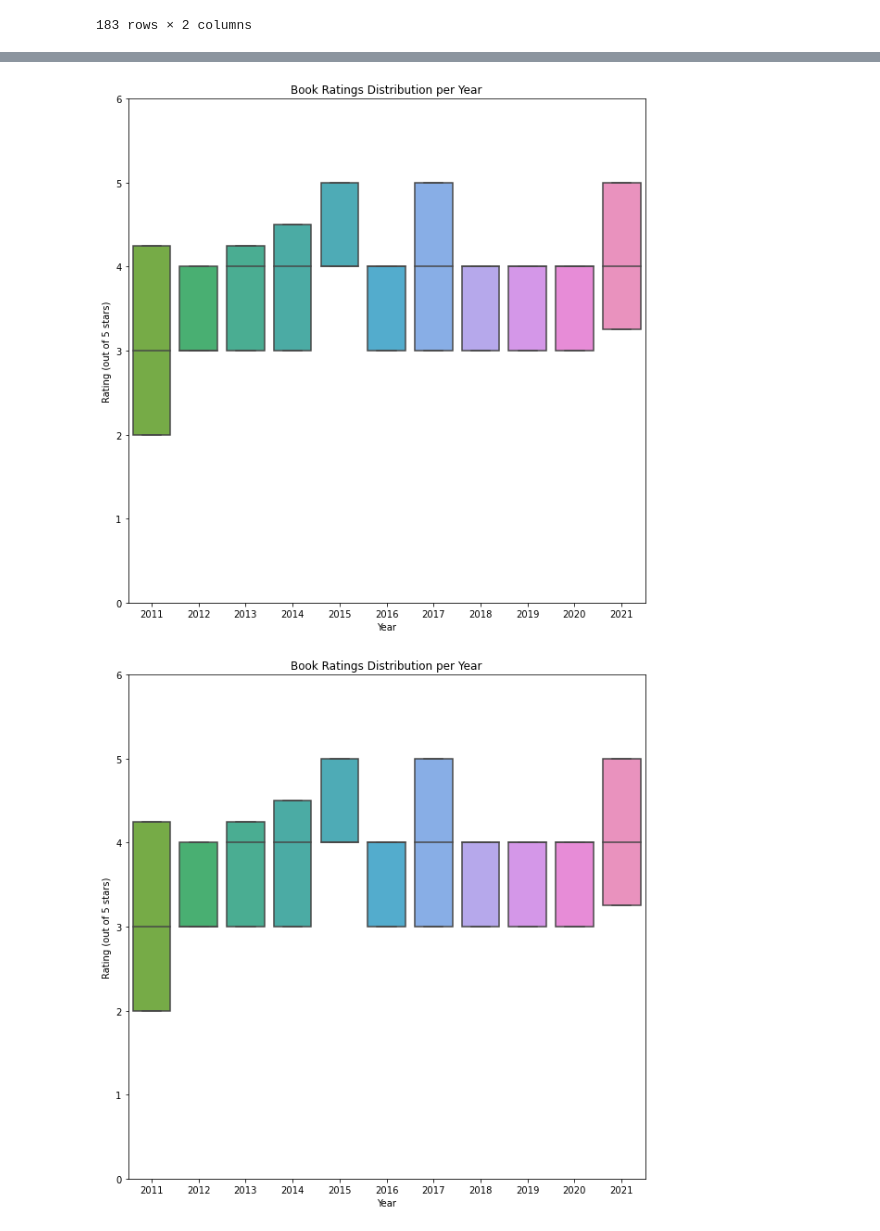
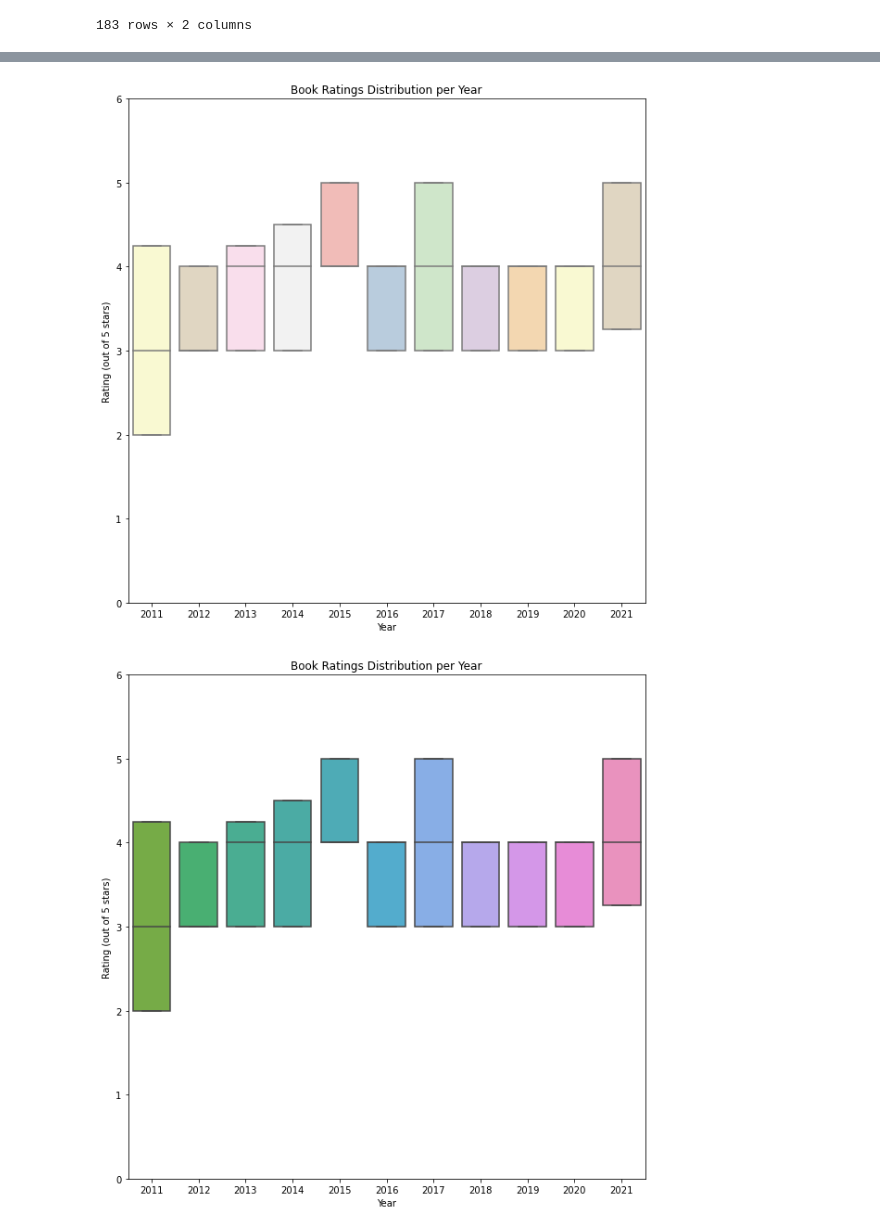
Before and after one commit to amirnakar/scratchboard, a Jupyter notebook: Goodreads/Stars Plot.ipynb, the cells around one changed output, grey strips where cells are left out. Cells and saved outputs as stored; diff of their text form; code cells hidden in the pictures.

```diff
--- a/Goodreads/Stars Plot.ipynb
+++ b/Goodreads/Stars Plot.ipynb
@@ -76,26 +76,27 @@ Name: My Rating, dtype: float64
 # %%
 # Good source: https://www.youtube.com/watch?v=BE8CVGJuftI
 
 fig,ax = plt.subplots(figsize=(10,10))
 
 
 plot = sns.boxplot(
     data=Books,
     x = "Year",
     y = 'My Rating',
     ax=ax,
     showfliers=False,
-    whis=0
+    whis=0,
+    palette = 'Pastel1'
     )
 ax.set(xlim=(4.5, None),
        ylim=(0,6))
 
 ax.set_title('Book Ratings Distribution per Year')
 ax.set_ylabel('Rating (out of 5 stars)')
 
 plt.show(plot)
 # %% [output]
-[figure, old version]
+[figure, new version]
 # %%
 fig
 # %% [output]
```
Also changed, not shown: parts of 1 cell of this notebook, 1 other file.
